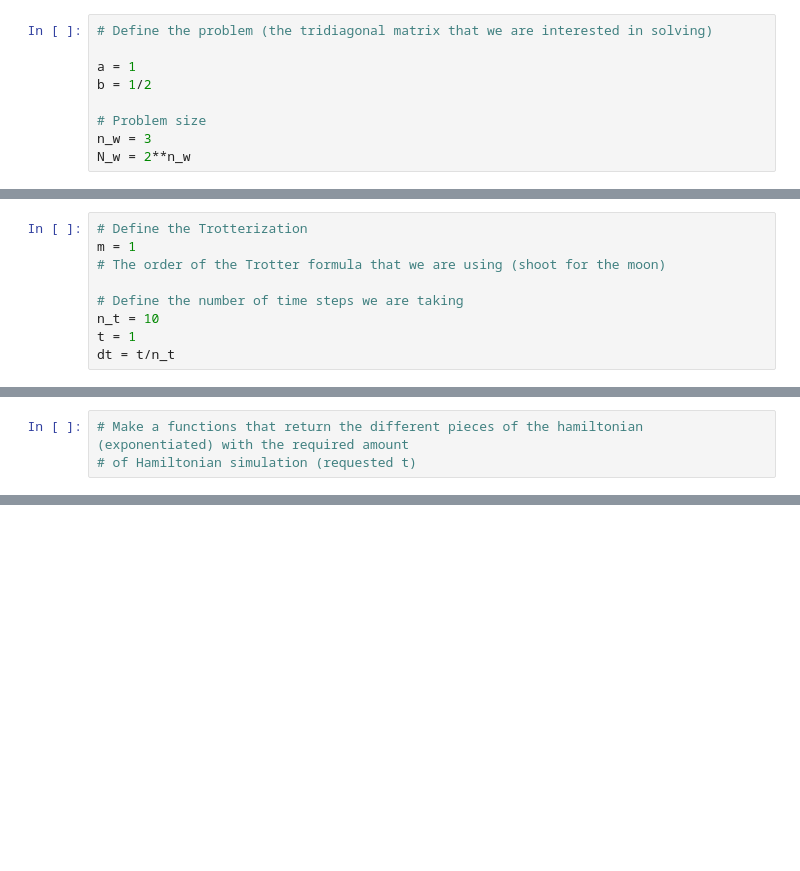
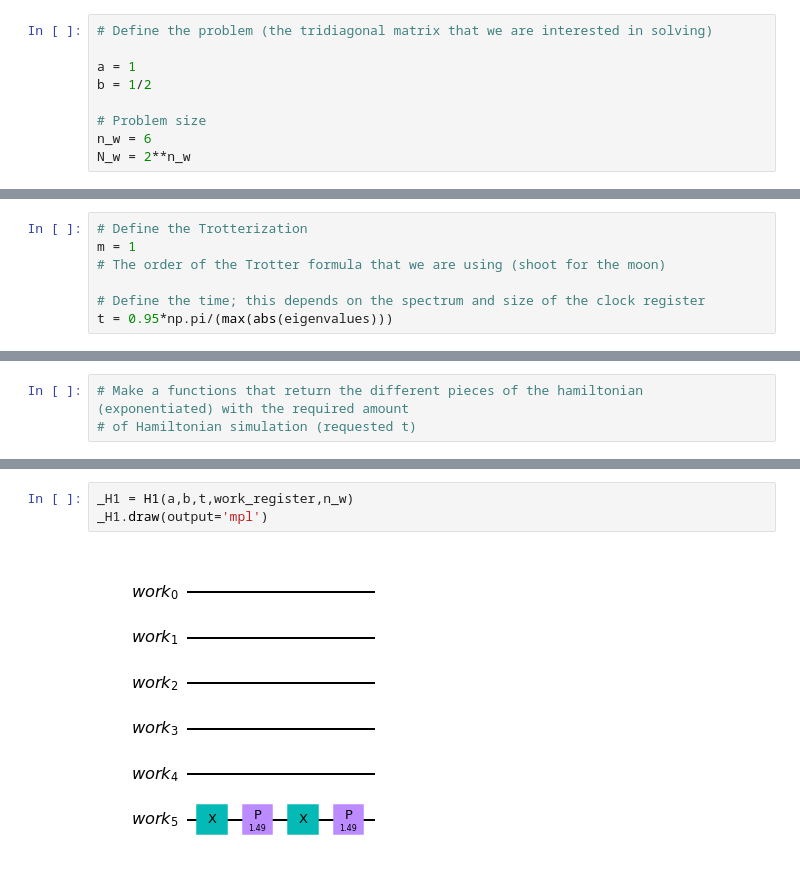
Before and after one commit to osamarais/Tridiagonal_Solver, a Jupyter notebook: tridiagonal_solver_clean_code.ipynb, the cells around one changed output, grey strips where cells are left out. Cells and saved outputs as stored; diff of their text form; blank space fills up the shorter version.

```diff
--- a/tridiagonal_solver_clean_code.ipynb
+++ b/tridiagonal_solver_clean_code.ipynb
@@ -30,7 +30,7 @@ a = 1
 b = 1/2
 
 # Problem size
-n_w = 3
+n_w = 6
 N_w = 2**n_w
 # %%
 # make the tridiagonal matrix in classical form
@@ -68,10 +67,8 @@ n_l = 4
 m = 1
 # The order of the Trotter formula that we are using (shoot for the moon)
 
-# Define the number of time steps we are taking
-n_t = 10
-t = 1
-dt = t/n_t
+# Define the time; this depends on the spectrum and size of the clock register
+t = 0.95*np.pi/(max(abs(eigenvalues)))
 # %%
 # Define the registers for the problem
 work_register = QuantumRegister(n_w,name='work')
@@ -94,0 +141,5 @@ unitary_circuit = QuantumCircuit(work_register,name='U')
+# %%
+_H1 = H1(a,b,t,work_register,n_w)
+_H1.draw(output='mpl')
+# %% [output]
+[figure, added]
```
Also changed, not shown: parts of 19 cells of this notebook.
